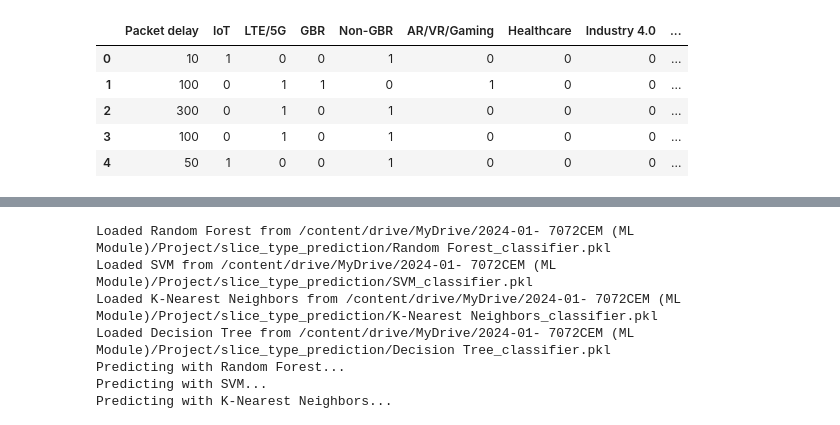
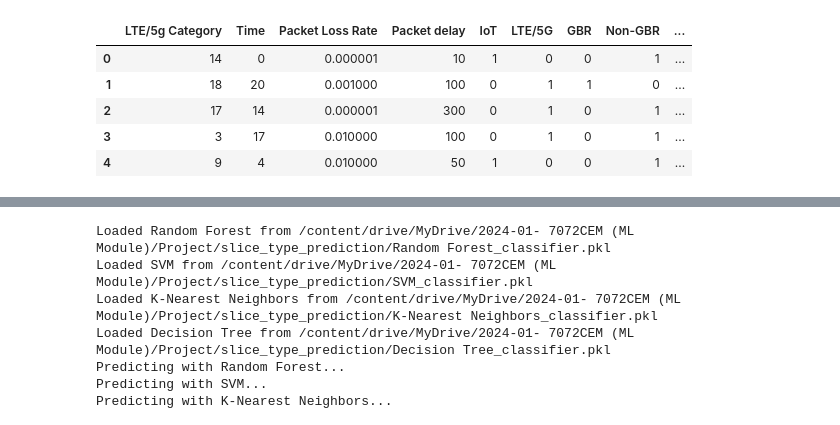
Before and after one commit to sinaebrahimi/ml-7072cem, a Jupyter notebook: Classifying Network Slices Based on User Requirements/prediction.ipynb, the cells around one changed output, grey strips where cells are left out. Saved outputs shown, nothing was run; the diff lists cells and outputs as text; code cells hidden in the pictures.

```diff
--- a/Classifying Network Slices Based on User Requirements/prediction.ipynb
+++ b/Classifying Network Slices Based on User Requirements/prediction.ipynb
@@ -8,17 +8,19 @@ Drive already mounted at /content/drive; to attempt to forcibly remount, call dr
 # %%
 import pandas as pd
 import numpy as np
 
-df_train_cleaned = pd.read_csv(filepath_or_buffer='/content/drive/MyDrive/2024-01- 7072CEM (ML Module)/Project/slice_type_prediction/train_cleaned.csv')
+# df_train_cleaned = pd.read_csv(filepath_or_buffer='/content/drive/MyDrive/2024-01- 7072CEM (ML Module)/Project/slice_type_prediction/train_cleaned.csv')
 
 
-df_test_cleaned = pd.read_csv(filepath_or_buffer='/content/drive/MyDrive/2024-01- 7072CEM (ML Module)/Project/slice_type_prediction/test_cleaned.csv')
+# df_test_cleaned = pd.read_csv(filepath_or_buffer='/content/drive/MyDrive/2024-01- 7072CEM (ML Module)/Project/slice_type_prediction/test_cleaned.csv')
 
-df_train_cleaned.head(n=5)
+
+df = pd.read_csv(filepath_or_buffer='/content/drive/MyDrive/2024-01- 7072CEM (ML Module)/Project/slice_type_prediction/train_dataset.csv')
+df.head(n=5)
 # %% [output]
-|  | Packet delay | IoT | LTE/5G | GBR | Non-GBR | AR/VR/Gaming | Healthcare | Industry 4.0 | ... |
-| 0 | 10 | 1 | 0 | 0 | 1 | 0 | 0 | 0 | ... |
-| 1 | 100 | 0 | 1 | 1 | 0 | 1 | 0 | 0 | ... |
-| 2 | 300 | 0 | 1 | 0 | 1 | 0 | 0 | 0 | ... |
-| 3 | 100 | 0 | 1 | 0 | 1 | 0 | 0 | 0 | ... |
-| 4 | 50 | 1 | 0 | 0 | 1 | 0 | 0 | 0 | ... |
+|  | LTE/5g Category | Time | Packet Loss Rate | Packet delay | IoT | LTE/5G | GBR | Non-GBR | ... |
+| 0 | 14 | 0 | 0.000001 | 10 | 1 | 0 | 0 | 1 | ... |
+| 1 | 18 | 20 | 0.001000 | 100 | 0 | 1 | 1 | 0 | ... |
+| 2 | 17 | 14 | 0.000001 | 300 | 0 | 1 | 0 | 1 | ... |
+| 3 | 3 | 17 | 0.010000 | 100 | 0 | 1 | 0 | 1 | ... |
+| 4 | 9 | 4 | 0.010000 | 50 | 1 | 0 | 0 | 1 | ... |
```
Also changed, not shown: parts of 8 cells of this notebook.
